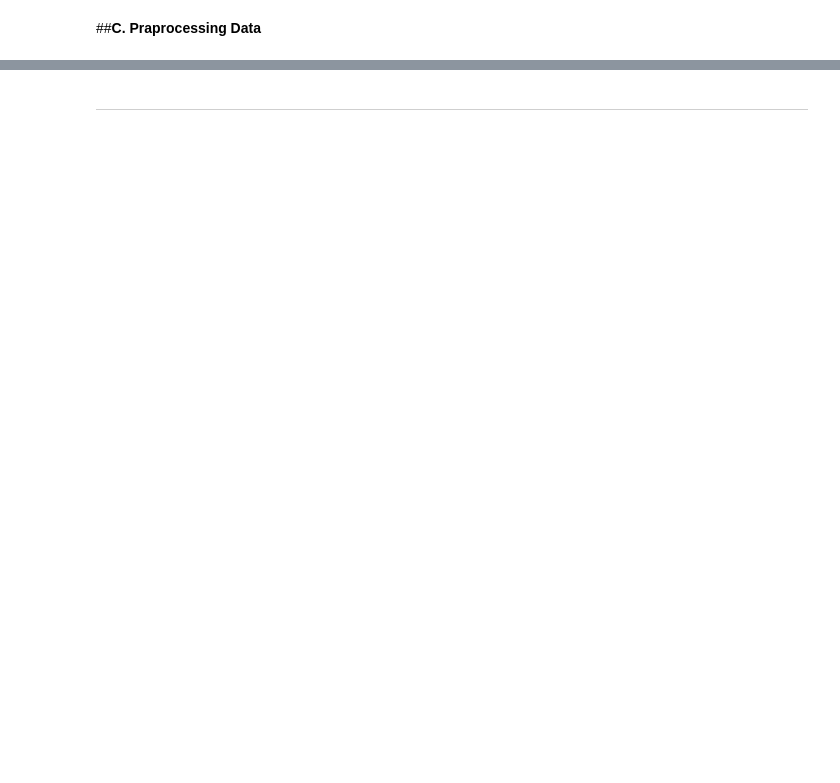
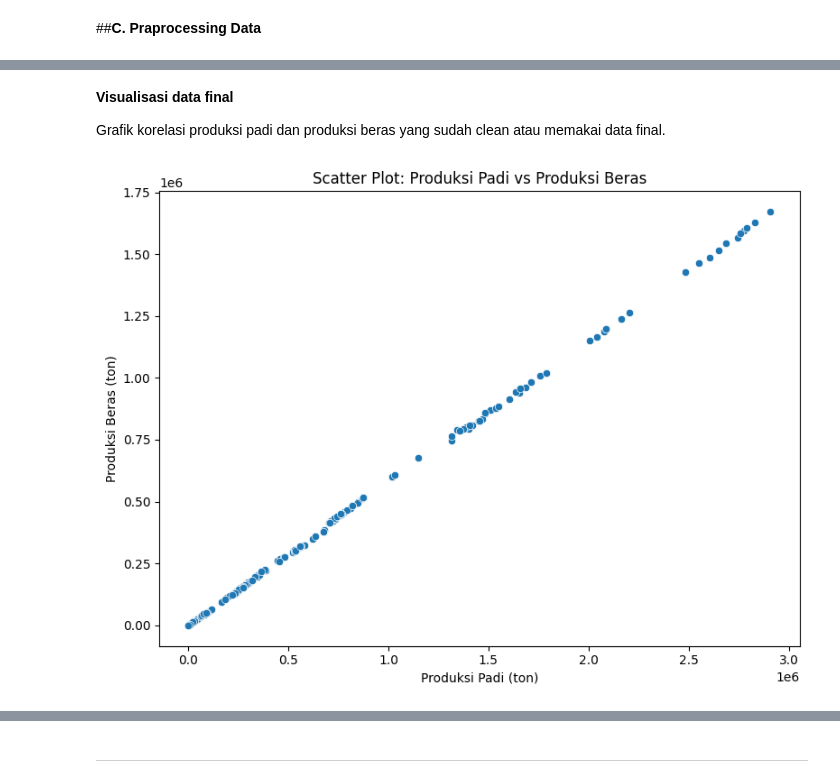
Before and after one commit to dakhmad/ml_uts_prediksi_produksi_beras, a Jupyter notebook: dani_ml_prediksi_produksi_beras_regresi_linear.ipynb, the cells around one changed output, grey strips where cells are left out. Saved outputs shown, nothing was run; the diff lists cells and outputs as text; code cells hidden in the pictures; blank space fills up the shorter version.

```diff
--- a/dani_ml_prediksi_produksi_beras_regresi_linear.ipynb
+++ b/dani_ml_prediksi_produksi_beras_regresi_linear.ipynb
@@ -69,0 +458,26 @@ Link dataset didapatkan pada website [Badan Pusat Statistik (BPS) Indonesia](htt
+# %%
+# Cek outlier dengan IQR (Interquartile Range)
+Q1_padi = df_clean['Produksi_Padi'].quantile(0.25)
+Q3_padi = df_clean['Produksi_Padi'].quantile(0.75)
+IQR_padi = Q3_padi - Q1_padi
+
+Q1_beras = df_clean['Produksi_Beras'].quantile(0.25)
+Q3_beras = df_clean['Produksi_Beras'].quantile(0.75)
+IQR_beras = Q3_beras - Q1_beras
+
+# Batas atas & bawah
+batas_bawah_padi = Q1_padi - 1.5 * IQR_padi
+batas_atas_padi = Q3_padi + 1.5 * IQR_padi
+
+batas_bawah_beras = Q1_beras - 1.5 * IQR_beras
+batas_atas_beras = Q3_beras + 1.5 * IQR_beras
+
+# Filter data tanpa outlier
+df_final = df_clean[
+    (df_clean['Produksi_Padi'] >= batas_bawah_padi) &
+    (df_clean['Produksi_Padi'] <= batas_atas_padi) &
+    (df_clean['Produksi_Beras'] >= batas_bawah_beras) &
+    (df_clean['Produksi_Beras'] <= batas_atas_beras)
+]
+
+print("\nUkuran data final (tanpa outlier):", df_final.shape)
@@ -69,0 +503,19 @@ Link dataset didapatkan pada website [Badan Pusat Statistik (BPS) Indonesia](htt
+# %% [markdown]
+**Visualisasi data final**
+
+Grafik korelasi produksi padi dan produksi beras yang sudah clean atau memakai data final.
+# %%
+# Grafik Korelasi Produksi Padi dan Produksi Beras
+plt.figure(figsize=(8,6))
+sns.scatterplot(
+    data=df_final,
+    x='Produksi_Padi',
+    y='Produksi_Beras'
+)
+plt.title("Scatter Plot: Produksi Padi vs Produksi Beras")
+plt.xlabel("Produksi Padi (ton)")
+plt.ylabel("Produksi Beras (ton)")
+plt.tight_layout()
+plt.show()
+# %% [output]
+[figure, added]
```
Also changed, not shown: parts of 44 cells of this notebook.
